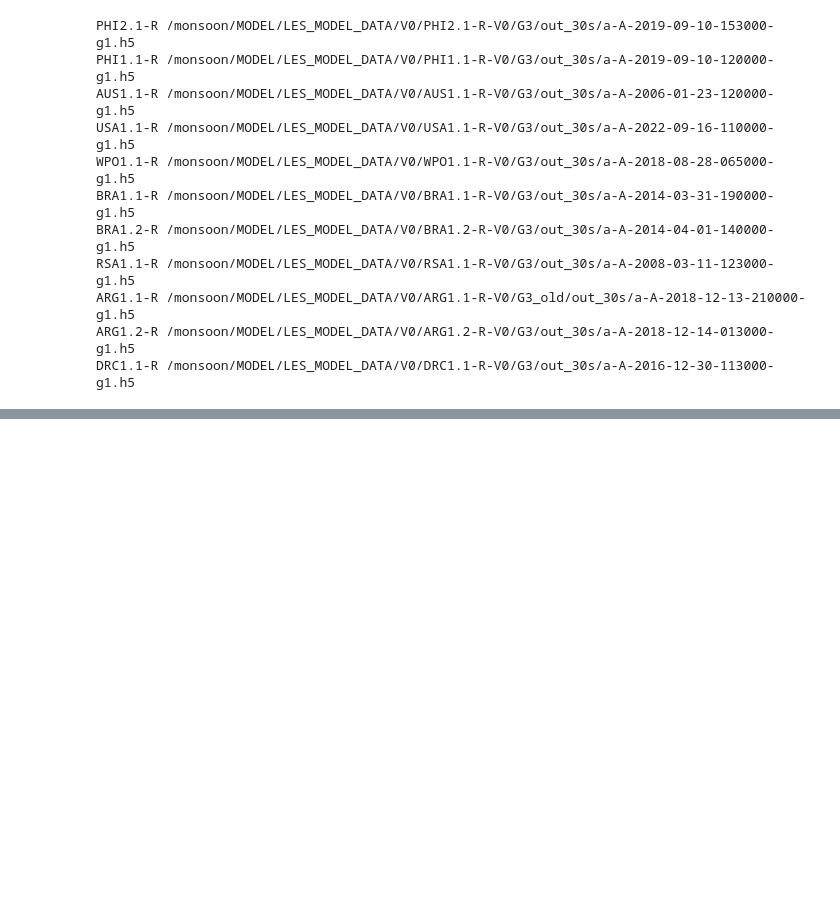
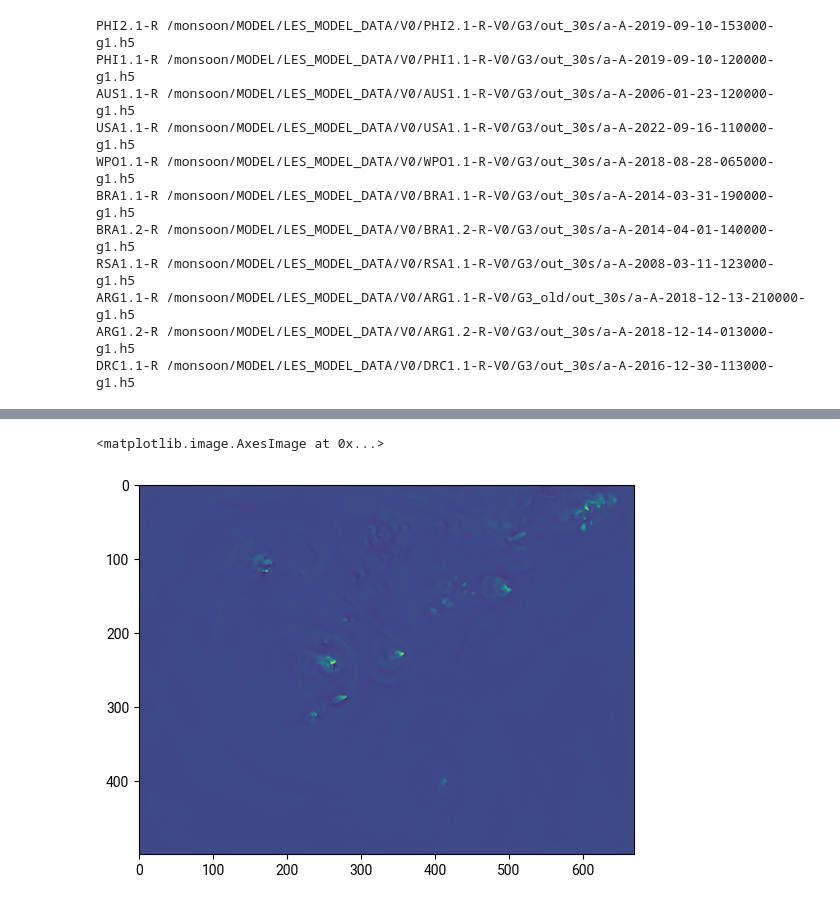
Before and after one commit to itinderjot/INCUS_model_comparisons, a Jupyter notebook: main_code.ipynb, the cells around one changed output, grey strips where cells are left out. Saved outputs shown, nothing was run; the diff lists cells and outputs as text; code cells hidden in the pictures; blank space fills up the shorter version.

```diff
--- a/main_code.ipynb
+++ b/main_code.ipynb
@@ -13,20 +14,31 @@ colors      = ['#000000','#377eb8', '#56B4E9','#ff7f00', '#4daf4a','#f781bf', '#
 simulations = ['PHI2.1-R','PHI1.1-R','AUS1.1-R','USA1.1-R','WPO1.1-R','BRA1.1-R','BRA1.2-R','RSA1.1-R','ARG1.1-R','ARG1.2-R','DRC1.1-R']
 
 # dictionary containing files for each simulation
-file_dict = {'PHI2.1-R':'/monsoon/MODEL/LES_MODEL_DATA/V0/PHI2.1-R-V0/G3/out_30s/a-A-2019-09-10-153000-g'+domain+'.h5',
-             'PHI1.1-R':'/monsoon/MODEL/LES_MODEL_DATA/V0/PHI1.1-R-V0/G3/out_30s/a-A-2019-09-10-120000-g'+domain+'.h5',
-             'AUS1.1-R':'/monsoon/MODEL/LES_MODEL_DATA/V0/AUS1.1-R-V0/G3/out_30s/a-A-2006-01-23-120000-g'+domain+'.h5',
-             'USA1.1-R':'/monsoon/MODEL/LES_MODEL_DATA/V0/USA1.1-R-V0/G3/out_30s/a-A-2022-09-16-110000-g'+domain+'.h5',
-             'WPO1.1-R':'/monsoon/MODEL/LES_MODEL_DATA/V0/WPO1.1-R-V0/G3/out_30s/a-A-2018-08-28-065000-g'+domain+'.h5',
-             'BRA1.1-R':'/monsoon/MODEL/LES_MODEL_DATA/V0/BRA1.1-R-V0/G3/out_30s/a-A-2014-03-31-190000-g'+domain+'.h5',
-             'BRA1.2-R':'/monsoon/MODEL/LES_MODEL_DATA/V0/BRA1.2-R-V0/G3/out_30s/a-A-2014-04-01-140000-g'+domain+'.h5',
-             'RSA1.1-R':'/monsoon/MODEL/LES_MODEL_DATA/V0/RSA1.1-R-V0/G3/out_30s/a-A-2008-03-11-123000-g'+domain+'.h5',
-             'ARG1.1-R':'/monsoon/MODEL/LES_MODEL_DATA/V0/ARG1.1-R-V0/G3_old/out_30s/a-A-2018-12-13-210000-g'+domain+'.h5',
-             'ARG1.2-R':'/monsoon/MODEL/LES_MODEL_DATA/V0/ARG1.2-R-V0/G3/out_30s/a-A-2018-12-14-013000-g'+domain+'.h5',
-             'DRC1.1-R':'/monsoon/MODEL/LES_MODEL_DATA/V0/DRC1.1-R-V0/G3/out_30s/a-A-2016-12-30-113000-g'+domain+'.h5'}
+file_dict_g1 = {'PHI2.1-R':'/monsoon/MODEL/LES_MODEL_DATA/V0/PHI2.1-R-V0/G3/out_30s/a-A-2019-09-10-153000-g'+'1'+'.h5',
+             'PHI1.1-R':'/monsoon/MODEL/LES_MODEL_DATA/V0/PHI1.1-R-V0/G3/out_30s/a-A-2019-09-10-120000-g'+'1'+'.h5',
+             'AUS1.1-R':'/monsoon/MODEL/LES_MODEL_DATA/V0/AUS1.1-R-V0/G3/out_30s/a-A-2006-01-23-120000-g'+'1'+'.h5',
+             'USA1.1-R':'/monsoon/MODEL/LES_MODEL_DATA/V0/USA1.1-R-V0/G3/out_30s/a-A-2022-09-16-110000-g'+'1'+'.h5',
+             'WPO1.1-R':'/monsoon/MODEL/LES_MODEL_DATA/V0/WPO1.1-R-V0/G3/out_30s/a-A-2018-08-28-065000-g'+'1'+'.h5',
+             'BRA1.1-R':'/monsoon/MODEL/LES_MODEL_DATA/V0/BRA1.1-R-V0/G3/out_30s/a-A-2014-03-31-190000-g'+'1'+'.h5',
+             'BRA1.2-R':'/monsoon/MODEL/LES_MODEL_DATA/V0/BRA1.2-R-V0/G3/out_30s/a-A-2014-04-01-140000-g'+'1'+'.h5',
+             'RSA1.1-R':'/monsoon/MODEL/LES_MODEL_DATA/V0/RSA1.1-R-V0/G3/out_30s/a-A-2008-03-11-123000-g'+'1'+'.h5',
+             'ARG1.1-R':'/monsoon/MODEL/LES_MODEL_DATA/V0/ARG1.1-R-V0/G3_old/out_30s/a-A-2018-12-13-210000-g'+'1'+'.h5',
+             'ARG1.2-R':'/monsoon/MODEL/LES_MODEL_DATA/V0/ARG1.2-R-V0/G3/out_30s/a-A-2018-12-14-013000-g'+'1'+'.h5',
+             'DRC1.1-R':'/monsoon/MODEL/LES_MODEL_DATA/V0/DRC1.1-R-V0/G3/out_30s/a-A-2016-12-30-113000-g'+'1'+'.h5'}
 
+file_dict_g3 = {'PHI2.1-R':'/monsoon/MODEL/LES_MODEL_DATA/V0/PHI2.1-R-V0/G3/out_30s/a-A-2019-09-10-153000-g'+'3'+'.h5',
+             'PHI1.1-R':'/monsoon/MODEL/LES_MODEL_DATA/V0/PHI1.1-R-V0/G3/out_30s/a-A-2019-09-10-120000-g'+'3'+'.h5',
+             'AUS1.1-R':'/monsoon/MODEL/LES_MODEL_DATA/V0/AUS1.1-R-V0/G3/out_30s/a-A-2006-01-23-120000-g'+'3'+'.h5',
+             'USA1.1-R':'/monsoon/MODEL/LES_MODEL_DATA/V0/USA1.1-R-V0/G3/out_30s/a-A-2022-09-16-110000-g'+'3'+'.h5',
+             'WPO1.1-R':'/monsoon/MODEL/LES_MODEL_DATA/V0/WPO1.1-R-V0/G3/out_30s/a-A-2018-08-28-065000-g'+'3'+'.h5',
+             'BRA1.1-R':'/monsoon/MODEL/LES_MODEL_DATA/V0/BRA1.1-R-V0/G3/out_30s/a-A-2014-03-31-190000-g'+'3'+'.h5',
+             'BRA1.2-R':'/monsoon/MODEL/LES_MODEL_DATA/V0/BRA1.2-R-V0/G3/out_30s/a-A-2014-04-01-140000-g'+'3'+'.h5',
+             'RSA1.1-R':'/monsoon/MODEL/LES_MODEL_DATA/V0/RSA1.1-R-V0/G3/out_30s/a-A-2008-03-11-123000-g'+'3'+'.h5',
+             'ARG1.1-R':'/monsoon/MODEL/LES_MODEL_DATA/V0/ARG1.1-R-V0/G3_old/out_30s/a-A-2018-12-13-210000-g'+'3'+'.h5',
+             'ARG1.2-R':'/monsoon/MODEL/LES_MODEL_DATA/V0/ARG1.2-R-V0/G3/out_30s/a-A-2018-12-14-013000-g'+'3'+'.h5',
+             'DRC1.1-R':'/monsoon/MODEL/LES_MODEL_DATA/V0/DRC1.1-R-V0/G3/out_30s/a-A-2016-12-30-113000-g'+'3'+'.h5'}
 
-for simulation_name,filename in file_dict.items():
+for simulation_name,filename in file_dict_g1.items():
     print(simulation_name,filename)
     # open the file and extract w
 # %% [output]
@@ -61,0 +169,8 @@ array([ 1.96012878,  7.87965374, 14.36084599])
+# %%
+ds_1 = xr.open_dataset(file_dict_g1['PHI2.1-R'],engine='h5netcdf',phony_dims='sort')[['WP']]
+ds_3 = xr.open_dataset(file_dict_g3['PHI2.1-R'],engine='h5netcdf',phony_dims='sort')[['WP']]
+# %%
+plt.imshow(ds_1.WP[100,:,:])
+# %% [output]
+<matplotlib.image.AxesImage at 0x...>
+[figure, added]
```
Also changed, not shown: parts of 6 cells of this notebook.
